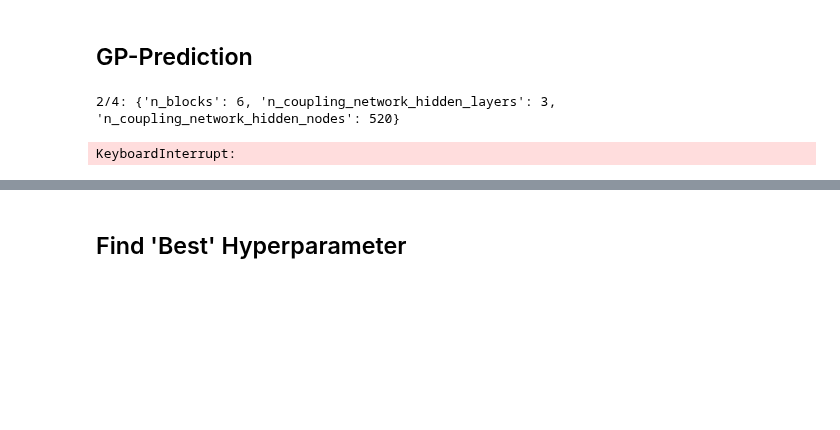
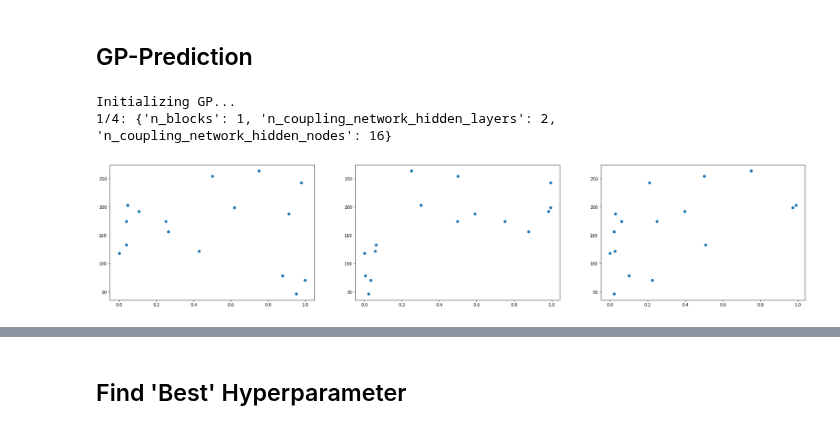
Before and after one commit to psaegert/AML-Final, a Jupyter notebook: models/INN.ipynb, the cells around one changed output, grey strips where cells are left out. Cells and saved outputs as stored; diff of their text form; code cells hidden in the pictures; blank space fills up the shorter version.

Commit message:
testing combined log parameters score

```diff
--- a/models/INN.ipynb
+++ b/models/INN.ipynb
@@ -114,19 +129,21 @@ def get_mean_CV_Score(score_function, hyperparameters, progress_bar_kwargs=None)
 
         log_loss_list[split_index] = score_function(y_val, y_proba_pred)
 
+        total_parameters = count_parameters(inn)
+
         del inn, X_val_scaled
 
-    return np.mean(log_loss_list)
+    return np.log(total_parameters) / np.mean(log_loss_list)
 # %%
 def expected_improvement(n_blocks, n_coupling_network_hidden_layers, n_coupling_network_hidden_nodes, gp):
     # compute E(q) and Var(q)
-    E_pred, Var_pred = gp.predict_noiseless(np.array([list(hyperparameters)]))
+    E_pred, Var_pred = gp.predict_noiseless(np.array([[n_blocks, n_coupling_network_hidden_layers, n_coupling_network_hidden_nodes]]))
 
     # compute gamma with the STD(q)
     γ = (E_best - E_pred) / np.sqrt(Var_pred)
 
     # return Expected Improvement
-    return np.sqrt(Var_pred) * (γ * stats.norm.cdf(γ) + stats.norm.pdf(γ))
+    return (np.sqrt(Var_pred) * (γ * stats.norm.cdf(γ) + stats.norm.pdf(γ)))[0]
 # %%
 def initialize_GP(n_samples, progress=0):
     Q_init = np.empty((n_samples, len(hyperparameter_search_space_boundaries)))
@@ -160,7 +181,7 @@ def initialize_GP(n_samples, progress=0):
 ## Run Optimization
 # %%
 initial_n_samples = 4#16
-additional_n_samples = 8#64
+additional_n_samples = 12#64
 # %% [markdown]
 ## GP-Prediction
 # %%
@@ -182,11 +203,10 @@ if train:
         progress = initial_n_samples
 
     print('Training GP...')
-    time.sleep(0.3)
 
     for k in range(progress - initial_n_samples, additional_n_samples):
         # train Gaussian Process
-        GP = GPy.models.GPRegression(Q, E, kernel=GPy.kern.Matern52(3) + GPy.kern.White(3))
+        GP = GPy.models.GPRegression(Q, E, kernel=GPy.kern.Matern52(3))
         GP.optimize(messages=False)
 
         # determine E_best (minimum value of E)
@@ -195,22 +215,26 @@ if train:
         # determine q_new (q with maximum expected improvement)
         optimizer_output = opt.maximize(
             lambda **kwargs: expected_improvement(gp=GP, **kwargs),
-            **hyperparameter_search_space_boundaries
+            **{k: [0, 1] for k in hyperparameter_search_space_boundaries.keys()}
         )[0]
-        q_new = np.array([optimizer_output[k] for k in hyperparameter_search_space_boundaries.keys()]).ravel().round().astype(int)
+        q_new = np.array([optimizer_output[k] for k in hyperparameter_search_space_boundaries.keys()]).ravel()
 
-        if q_new in Q:
-            print('GP Converged early.')
-            break
-        else:
-            hyperparameters_dict = {key: hyperparameters[i] for i, key in enumerate(hyperparameter_search_space_boundaries.keys())}
-            print(f'{k+1}/{additional_n_samples}: {hyperparameters_dict}')
+        q_new_scaled = scale_hyperparameters(q_new, hyperparameter_search_space_boundaries.values()).round().astype(int)
+
+        for q in Q:
+            if (q_new == q).all():
+                print('GP Converged early.')
+                break
+
+        hyperparameters_dict = {key: q_new_scaled[i] for i, key in enumerate(hyperparameter_search_space_boundaries.keys())}
+        print(f'{k+1}/{additional_n_samples}: {hyperparameters_dict}')
+        time.sleep(0.3)
 
         # add q_new to the training set Q
         Q = np.vstack((Q, q_new))
 
         # add value to E
-        E = np.vstack((E, get_mean_CV_Score(log_loss, q_new).reshape(-1, 3)))
+        E = np.vstack((E, get_mean_CV_Score(log_loss, q_new_scaled).reshape(-1, 1)))
 
         progress += 1
 
@@ -231,8 +255,8 @@ else:
         Q, E = pickle.load(file)
     print(f'Loaded Results')
 
-GP = GPy.models.GPRegression(Q, E, kernel=GPy.kern.Matern52(3) + GPy.kern.White(3))
+GP = GPy.models.GPRegression(Q, E, kernel=GPy.kern.Matern52(3))
 GP.optimize(messages=False);
 # %% [output]
-2/4: {'n_blocks': 6, 'n_coupling_network_hidden_layers': 3, 'n_coupling_network_hidden_nodes': 520}
+Initializing GP...
+1/4: {'n_blocks': 1, 'n_coupling_network_hidden_layers': 2, 'n_coupling_network_hidden_nodes': 16}
-KeyboardInterrupt:
@@ -245,0 +263,7 @@ for y_label in ['hosp', 'death']:
+# %%
+fig, axes = plt.subplots(1, 3, figsize=(30, 6))
+
+for i in range(3):
+    axes[i].scatter(Q[:, i], E)
+# %% [output]
+[figure, added]
```
Also changed, not shown: parts of 10 cells of this notebook.
